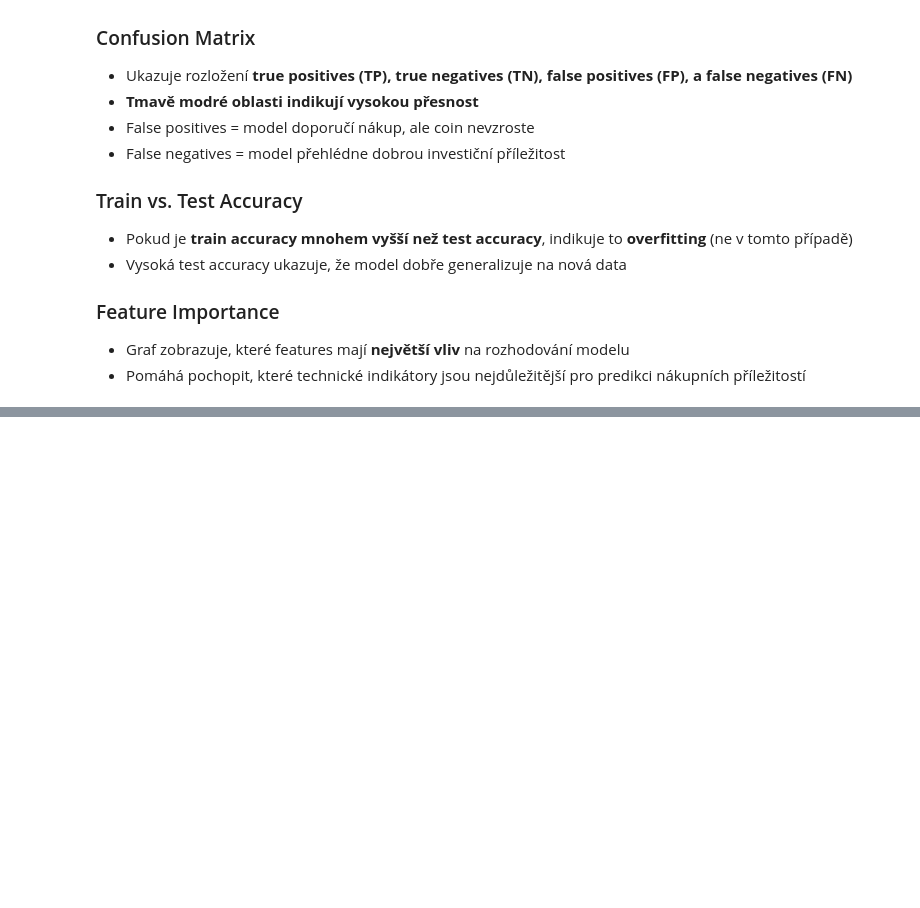
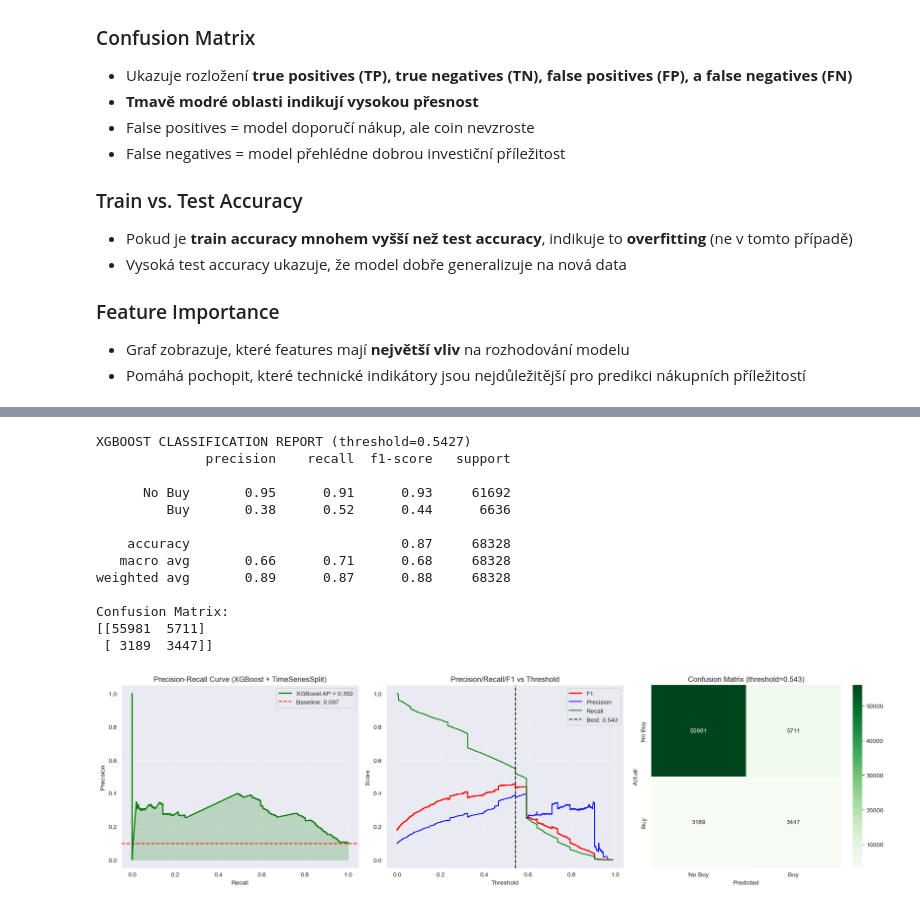
Before and after one commit to Demorax/meme-crypto-bot, a Jupyter notebook: buy_model.ipynb, the cells around one changed output, grey strips where cells are left out. Saved outputs shown, nothing was run; the diff lists cells and outputs as text; code cells hidden in the pictures; blank space fills up the shorter version.

Commit message:
porovnání xgboost s aktuálním pytorch modelem

```diff
--- a/buy_model.ipynb
+++ b/buy_model.ipynb
@@ -477,0 +614,78 @@ plt.show()
+# %%
+
+# POROVNANI: XGBOOST vs PYTORCH
+
+# Pouzij posledni fold pro detailni analyzu
+last_fold = fold_results[-1]
+y_test_last = last_fold['y_test']
+y_pred_probs_last = last_fold['y_pred_probs']
+best_threshold = last_fold['best_threshold']
+
+# Classification report s optimalnim thresholdem
+y_pred_optimal = (y_pred_probs_last > best_threshold).astype(int)
+
+
+print(f"XGBOOST CLASSIFICATION REPORT (threshold={best_threshold:.4f})")
+
+print(classification_report(y_test_last.astype(int), y_pred_optimal, target_names=['No Buy', 'Buy']))
+
+# Confusion matrix
+cm = confusion_matrix(y_test_last.astype(int), y_pred_optimal)
+print("Confusion Matrix:")
+print(cm)
+
+# PR Curve
+fig, axes = plt.subplots(1, 3, figsize=(18, 5))
+
+precision, recall, thresholds_pr = precision_recall_curve(y_test_last, y_pred_probs_last)
+ap = average_precision_score(y_test_last, y_pred_probs_last)
+
+axes[0].plot(recall, precision, color='green', lw=2, label=f'XGBoost AP = {ap:.3f}')
+axes[0].fill_between(recall, precision, alpha=0.2, color='green')
+baseline = sum(y_test_last) / len(y_test_last)
+axes[0].axhline(y=baseline, color='red', linestyle='--', label=f'Baseline: {baseline:.3f}')
+axes[0].set_xlabel('Recall')
+axes[0].set_ylabel('Precision')
+axes[0].set_title('Precision-Recall Curve (XGBoost + TimeSeriesSplit)')
+axes[0].legend()
+axes[0].grid(True, alpha=0.3)
+
+# F1 vs Threshold
+f1_scores = 2 * (precision[:-1] * recall[:-1]) / (precision[:-1] + recall[:-1] + 1e-8)
+axes[1].plot(thresholds_pr, f1_scores, color='red', lw=2, label='F1')
+axes[1].plot(thresholds_pr, precision[:-1], color='blue', label='Precision')
+axes[1].plot(thresholds_pr, recall[:-1], color='green', label='Recall')
+axes[1].axvline(x=best_threshold, color='black', linestyle='--', label=f'Best: {best_threshold:.3f}')
+axes[1].set_xlabel('Threshold')
+axes[1].set_ylabel('Score')
+axes[1].set_title('Precision/Recall/F1 vs Threshold')
+axes[1].legend()
+axes[1].grid(True, alpha=0.3)
+
+# Confusion Matrix heatmap
+sns.heatmap(cm, annot=True, fmt='d', cmap='Greens',
+            xticklabels=['No Buy', 'Buy'],
+            yticklabels=['No Buy', 'Buy'],
+            ax=axes[2])
+axes[2].set_xlabel('Predicted')
+axes[2].set_ylabel('Actual')
+axes[2].set_title(f'Confusion Matrix (threshold={best_threshold:.3f})')
+
+plt.tight_layout()
+plt.savefig('xgboost_timeseries_results.png', dpi=150)
+plt.show()
+# %% [output]
+XGBOOST CLASSIFICATION REPORT (threshold=0.5427)
+              precision    recall  f1-score   support
+
+      No Buy       0.95      0.91      0.93     61692
+         Buy       0.38      0.52      0.44      6636
+
+    accuracy                           0.87     68328
+   macro avg       0.66      0.71      0.68     68328
+weighted avg       0.89      0.87      0.88     68328
+
+Confusion Matrix:
+[[55981  5711]
+ [ 3189  3447]]
+[figure, added]
```
Also changed, not shown: parts of 7 cells of this notebook, 1 other file.
